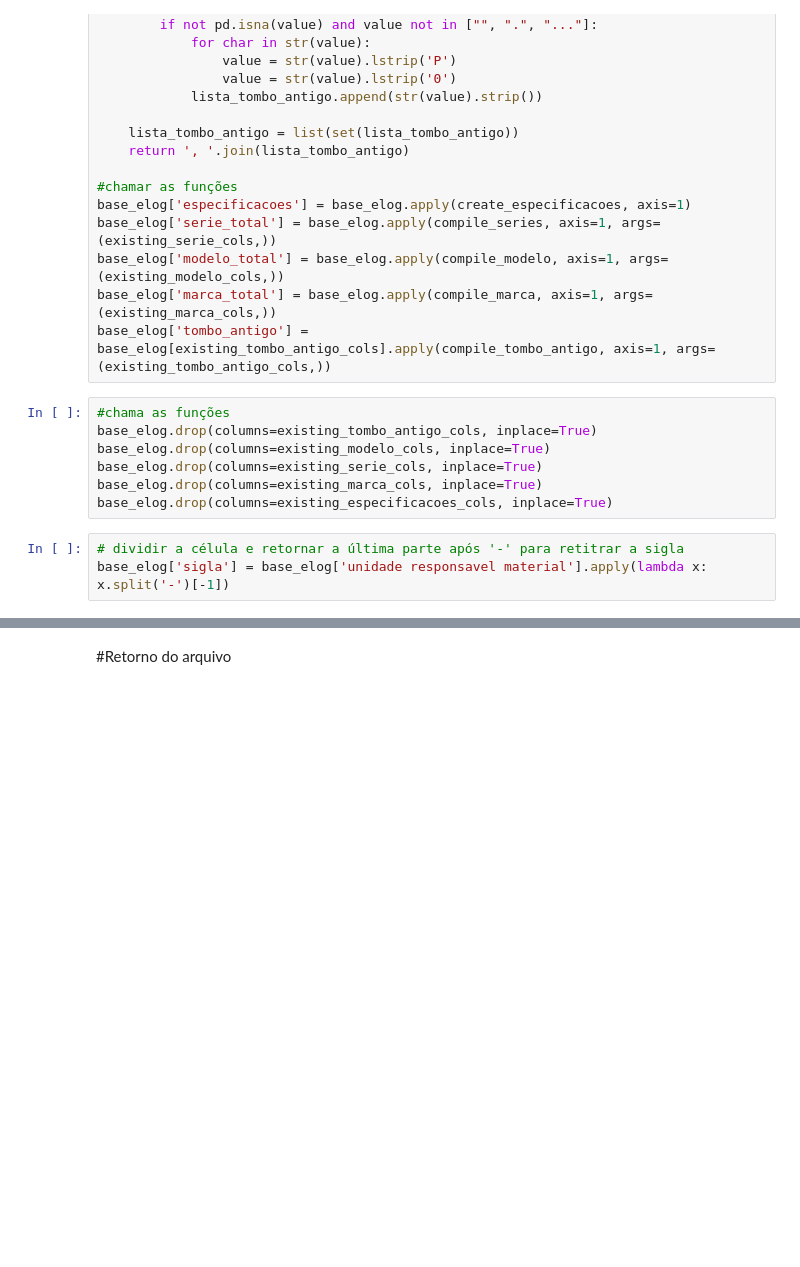
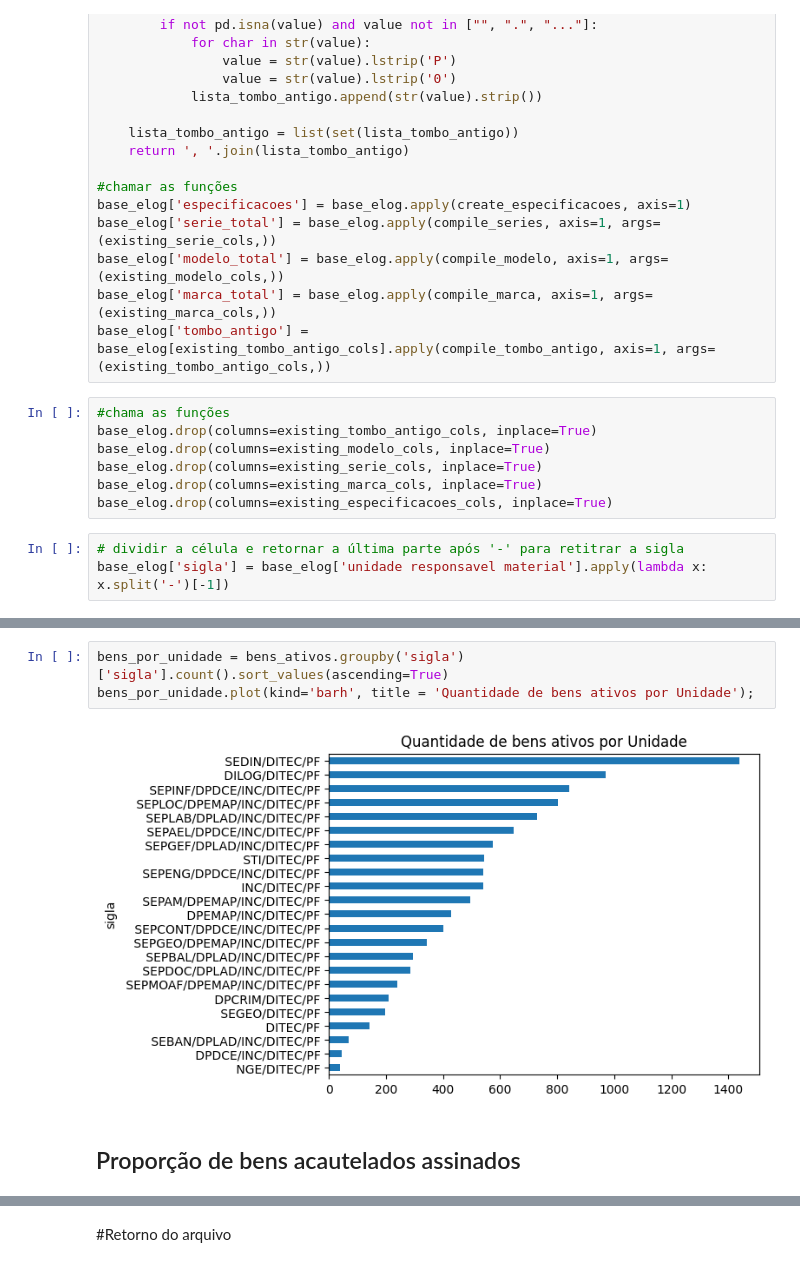
Before and after one commit to Mateus-cpa/tratamento_de_relatorio_elog_pf, a Jupyter notebook: Tratamento_de_relatório_geral_do_elog.ipynb, the cells around one changed output, grey strips where cells are left out. Saved outputs shown, nothing was run; the diff lists cells and outputs as text; blank space fills up the shorter version.

```diff
--- a/Tratamento_de_relatório_geral_do_elog.ipynb
+++ b/Tratamento_de_relatório_geral_do_elog.ipynb
@@ -267,0 +449,7 @@ Index(['unidade responsavel material', 'codigo', 'grupo de material',
+# %%
+bens_por_unidade = bens_ativos.groupby('sigla')['sigla'].count().sort_values(ascending=True)
+bens_por_unidade.plot(kind='barh', title = 'Quantidade de bens ativos por Unidade');
+# %% [output]
+[figure, added]
+# %% [markdown]
+## Proporção de bens acautelados assinados
```
Also changed, not shown: parts of 33 cells of this notebook.
